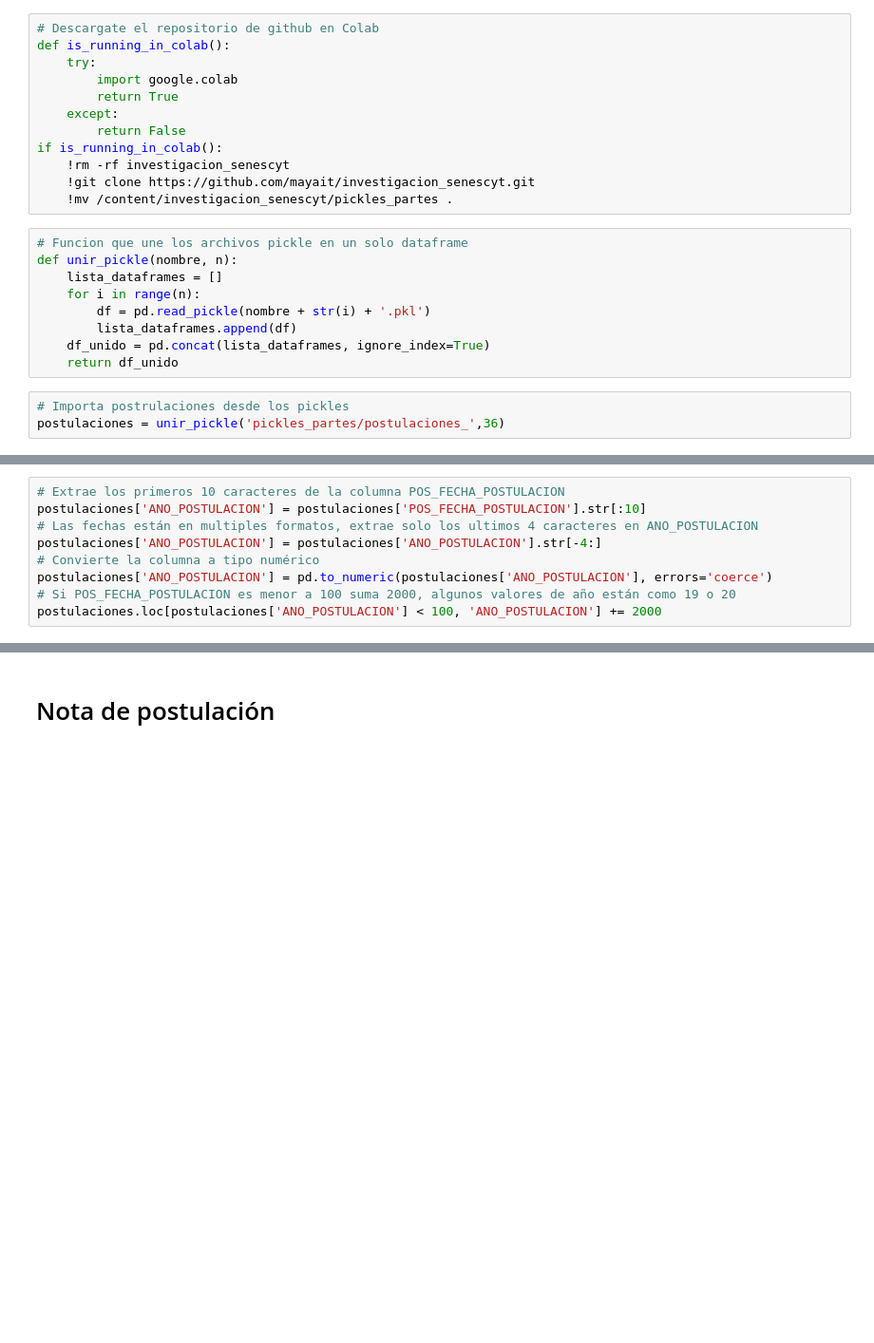
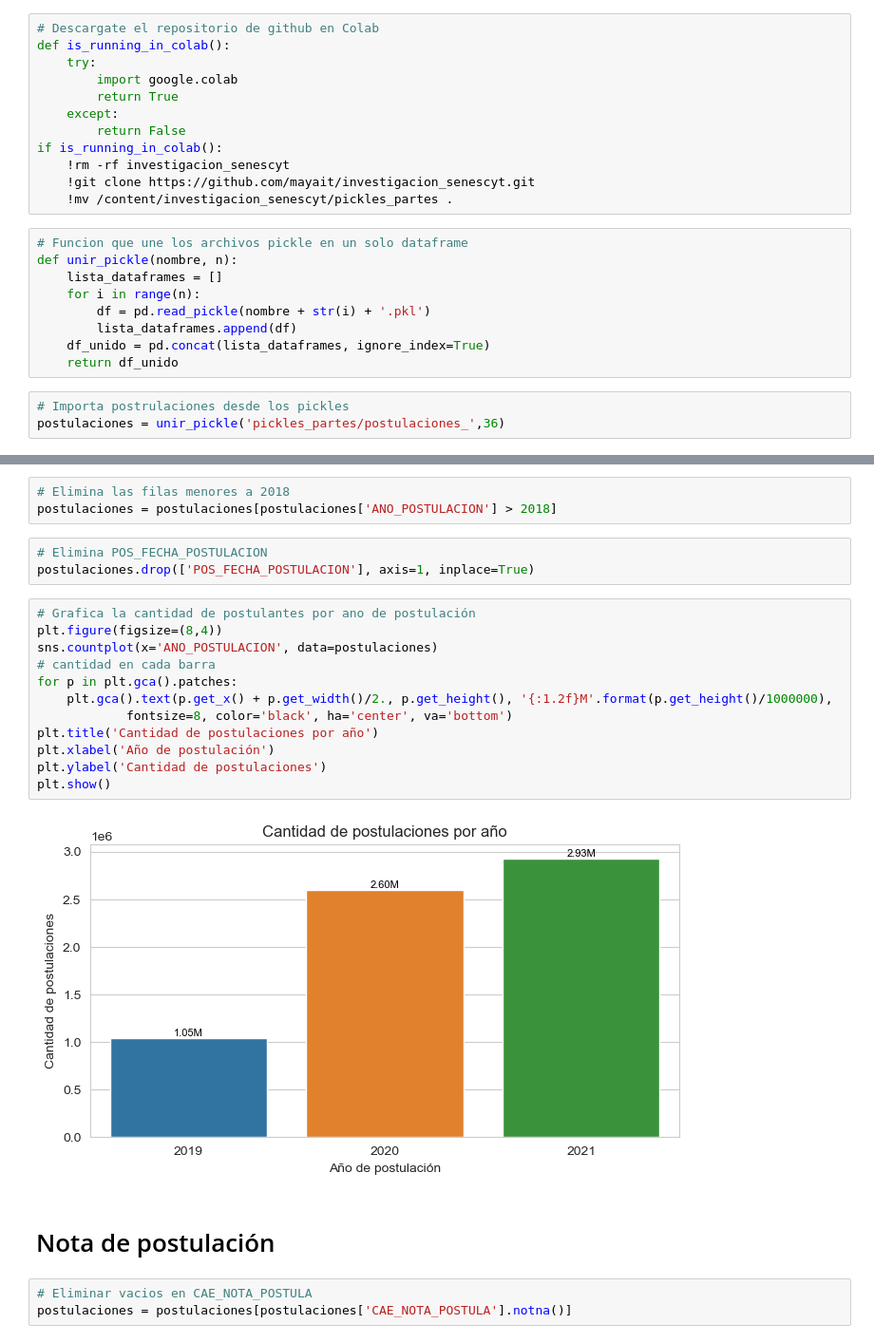
Before and after one commit to mayait/investigacion_senescyt, a Jupyter notebook: postulaciones.ipynb, the cells around one changed output, grey strips where cells are left out. Shown at 95% size. Drawn from its saved outputs; the diff is of its cells as text; blank space fills up the shorter version.

```diff
--- a/postulaciones.ipynb
+++ b/postulaciones.ipynb
@@ -37,9 +47,0 @@ Limpiar año postulación
-# %%
-# Extrae los primeros 10 caracteres de la columna POS_FECHA_POSTULACION
-postulaciones['ANO_POSTULACION'] = postulaciones['POS_FECHA_POSTULACION'].str[:10]
-# Las fechas están en multiples formatos, extrae solo los ultimos 4 caracteres en ANO_POSTULACION
-postulaciones['ANO_POSTULACION'] = postulaciones['ANO_POSTULACION'].str[-4:]
-# Convierte la columna a tipo numérico
-postulaciones['ANO_POSTULACION'] = pd.to_numeric(postulaciones['ANO_POSTULACION'], errors='coerce')
-# Si POS_FECHA_POSTULACION es menor a 100 suma 2000, algunos valores de año están como 19 o 20
-postulaciones.loc[postulaciones['ANO_POSTULACION'] < 100, 'ANO_POSTULACION'] += 2000
@@ -52,3 +77,26 @@ postulaciones.ANO_POSTULACION.value_counts()
 Name: ANO_POSTULACION, dtype: int64
+# %%
+# Elimina las filas menores a 2018
+postulaciones = postulaciones[postulaciones['ANO_POSTULACION'] > 2018]
+# %%
+# Elimina POS_FECHA_POSTULACION
+postulaciones.drop(['POS_FECHA_POSTULACION'], axis=1, inplace=True)
+# %%
+# Grafica la cantidad de postulantes por ano de postulación
+plt.figure(figsize=(8,4))
+sns.countplot(x='ANO_POSTULACION', data=postulaciones)
+# cantidad en cada barra
+for p in plt.gca().patches:
+    plt.gca().text(p.get_x() + p.get_width()/2., p.get_height(), '{:1.2f}M'.format(p.get_height()/1000000),
+            fontsize=8, color='black', ha='center', va='bottom')
+plt.title('Cantidad de postulaciones por año')
+plt.xlabel('Año de postulación')
+plt.ylabel('Cantidad de postulaciones')
+plt.show()
+# %% [output]
+[figure, added]
 # %% [markdown]
 # Nota de postulación
+# %%
+# Eliminar vacios en CAE_NOTA_POSTULA
+postulaciones = postulaciones[postulaciones['CAE_NOTA_POSTULA'].notna()]
```
Also changed, not shown: parts of 21 cells of this notebook.
